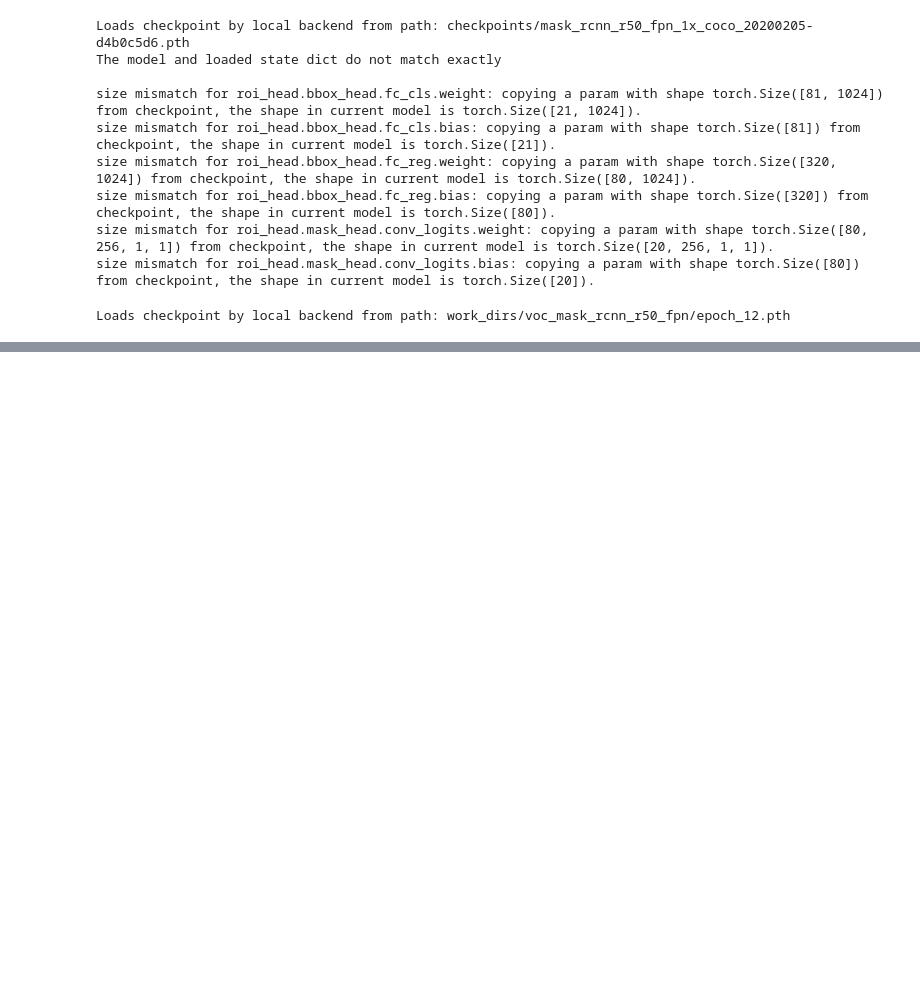
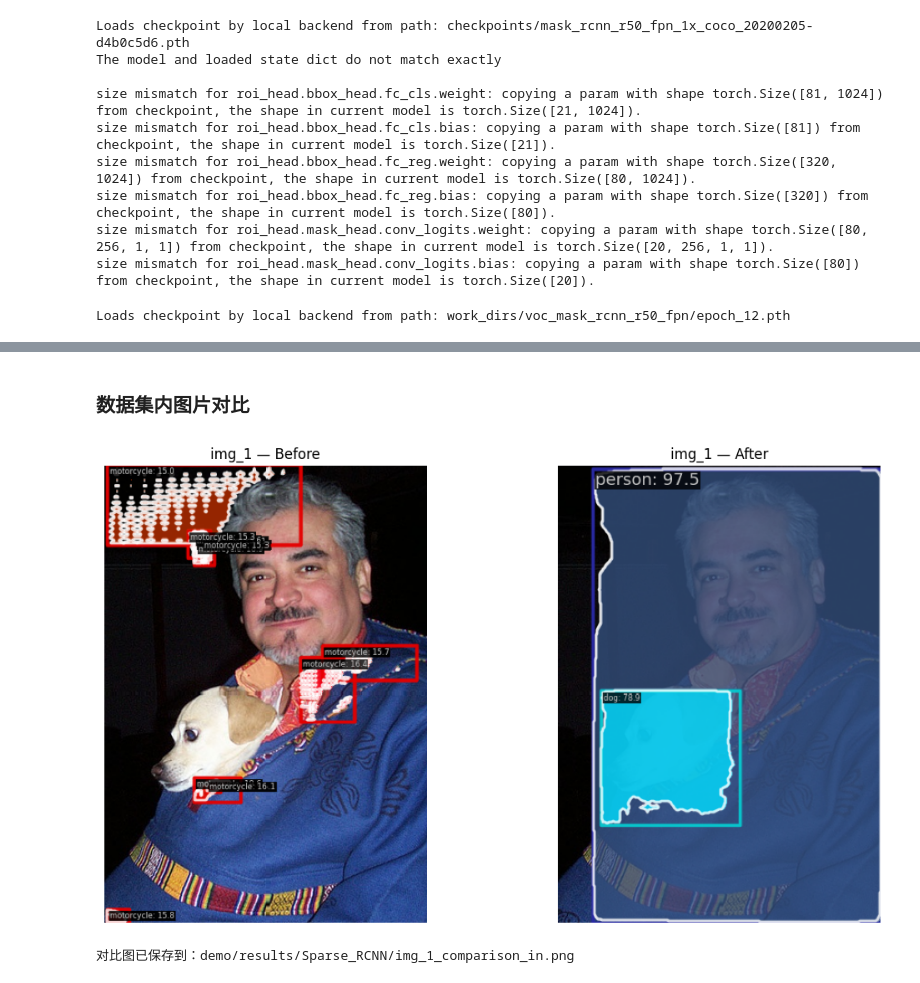
Before and after one commit to H0key-22/CV-Lab-2, a Jupyter notebook: mmdetection/Sparse-RCNN.ipynb, the cells around one changed output, grey strips where cells are left out. Drawn from its saved outputs; the diff is of its cells as text; code cells hidden in the pictures; blank space fills up the shorter version.

```diff
--- a/mmdetection/Sparse-RCNN.ipynb
+++ b/mmdetection/Sparse-RCNN.ipynb
@@ -68,0 +101,26 @@ os.makedirs(out_post, exist_ok=True)
+# %% [markdown]
+### 数据集内图片对比
+# %%
+# 展示第 1 张图的对比
+import matplotlib.pyplot as plt
+
+fig, axes = plt.subplots(1, 2, figsize=(12, 6))
+axes[0].imshow(mmcv.bgr2rgb(imgs_pre_vis[0]))
+axes[0].set_title('img_1 — Before')
+axes[0].axis('off')
+
+axes[1].imshow(mmcv.bgr2rgb(imgs_post_vis[0]))
+axes[1].set_title('img_1 — After')
+axes[1].axis('off')
+
+plt.tight_layout()
+
+# 保存对比图
+output_path = 'demo/results/Sparse_RCNN/img_1_comparison_in.png'
+plt.savefig(output_path, dpi=300, bbox_inches='tight')  # dpi 可以根据需求调整
+plt.show()
+
+print(f'对比图已保存到：{output_path}')
+# %% [output]
+[figure, added]
+对比图已保存到：demo/results/Sparse_RCNN/img_1_comparison_in.png
```
Also changed, not shown: parts of 10 cells of this notebook, 25 other files.
